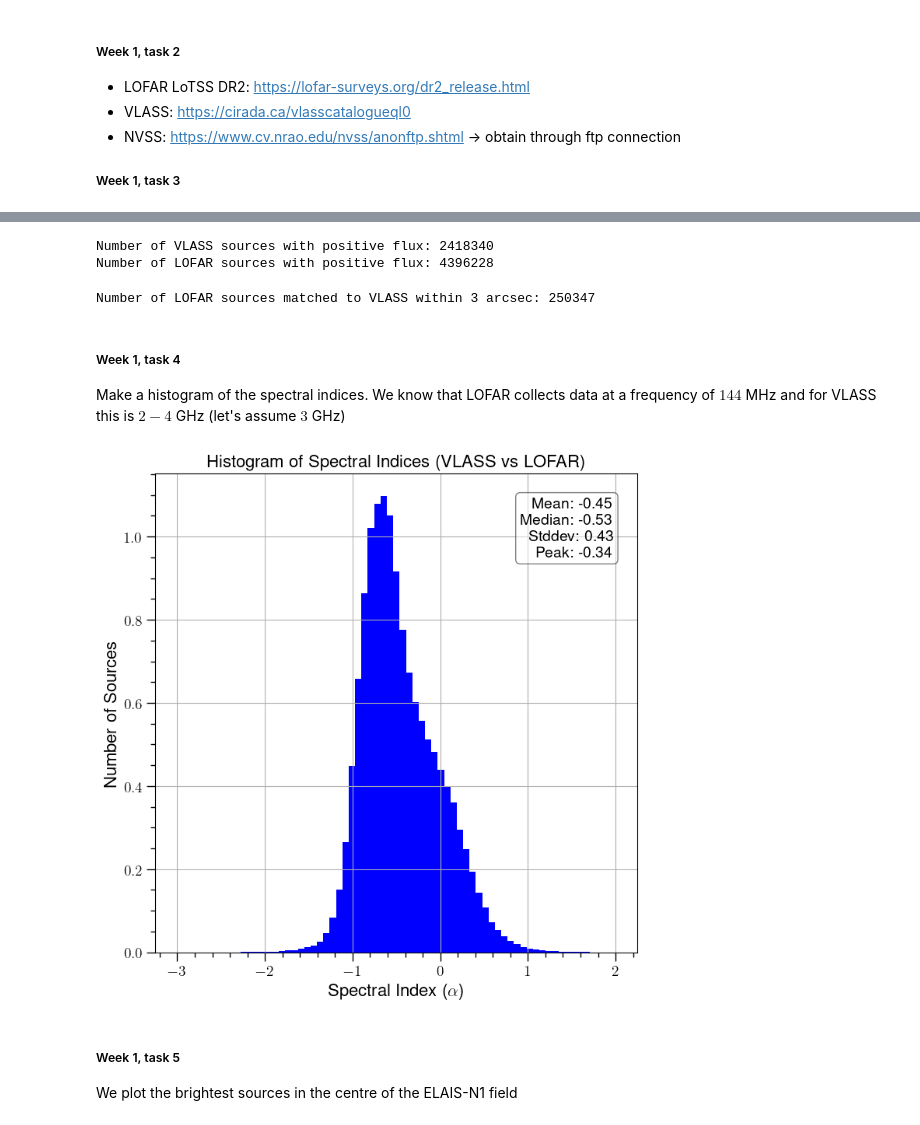
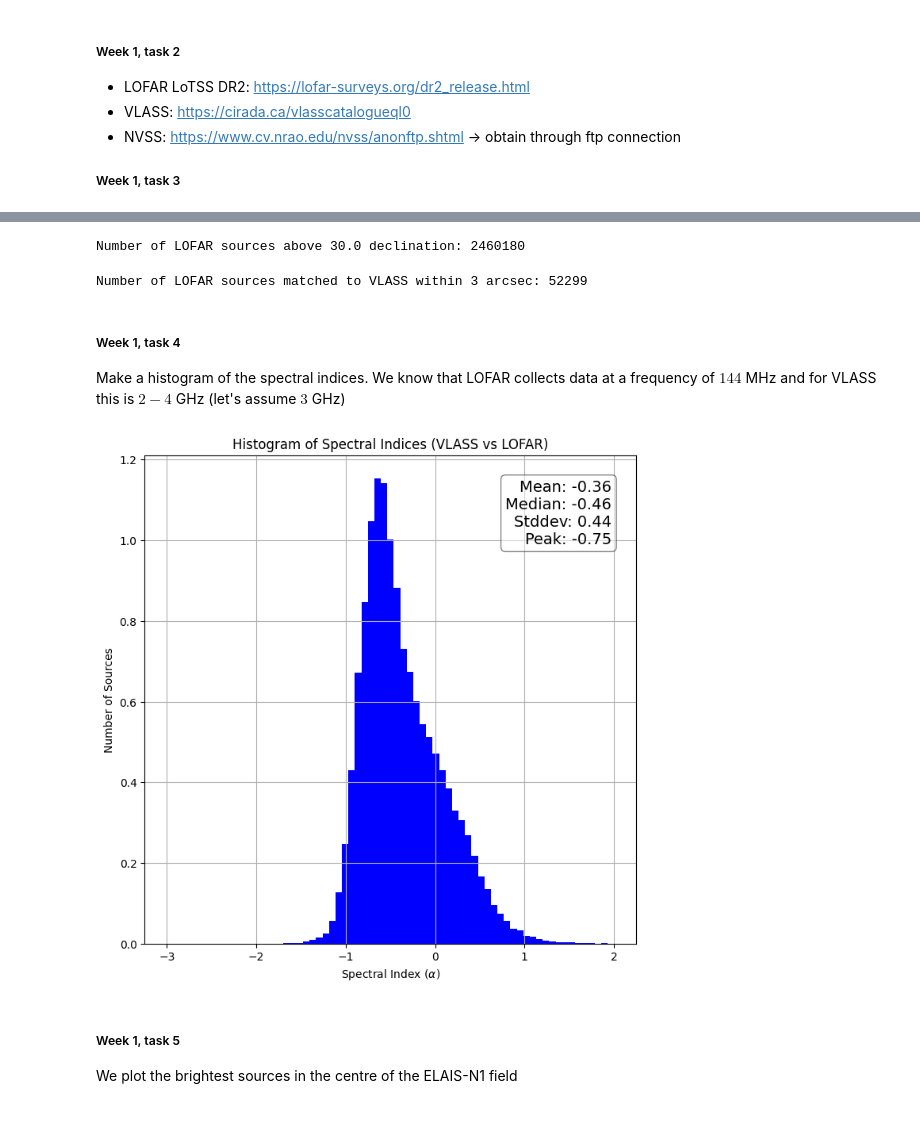
Before and after one commit to jwpetley/lofar-masters-demo, a Jupyter notebook: MSc_student_intro_2025-2026.ipynb, the cells around one changed output, grey strips where cells are left out. Saved outputs shown, nothing was run; the diff lists cells and outputs as text; code cells hidden in the pictures.

```diff
--- a/MSc_student_intro_2025-2026.ipynb
+++ b/MSc_student_intro_2025-2026.ipynb
@@ -16,14 +24,13 @@
 # %%
-from astropy.table import Table
-
-
 lotss_dr2_path = "CATALOGUES/LoTSS_DR3_v0.2_srl.fits" # Actually DR3
-lotss_dr2 = Table.read(lotss_dr2_path)
+lotss_dr2 = fits.open(lotss_dr2_path)[1].data
 print(lotss_dr2.columns)
 
 vlass_path = "CATALOGUES/VLASS_QL2_hosts.csv"
+vlass = Table.read(vlass_path)
+print(vlass.columns)
 
-nvss_path = "/data2/visserscott/Observational_data/NVSS/CATALOG.FIT"
+nvss_path = "CATALOGUES/nvss.fits"
 nvss = Table.read(nvss_path)
 print(nvss.columns)
 # %% [output]
@@ -39,55 +62,59 @@ Number of NVSS sources: 1810672
 # %%
-vlass = vlass[vlass['Total_flux'] > 0.]
-print(f"Number of VLASS sources with positive flux: {len(vlass)}")
+# vlass = vlass[vlass['Total_flux_source'] > 0.]
+# print(f"Number of VLASS sources with positive flux: {len(vlass)}")
 
-lotss_dr2 = lotss_dr2[lotss_dr2['Total_flux'] > 0.]
-print(f"Number of LOFAR sources with positive flux: {len(lotss_dr2)}")
+# lotss_dr2 = lotss_dr2[lotss_dr2['Total_flux'] > 0.]
+# print(f"Number of LOFAR sources with positive flux: {len(lotss_dr2)}")
-# %% [output]
-Number of VLASS sources with positive flux: 2418340
-Number of LOFAR sources with positive flux: 4396228
+# %%
+dec_mask = lotss_dr2['DEC'] > 60.0 # Filtering a little bit
+print(f"Number of LOFAR sources above 30.0 declination: {sum(dec_mask)}")
+
+lotss_dr2 = lotss_dr2[dec_mask]
+# %% [output]
+Number of LOFAR sources above 30.0 declination: 2460180
 # %%
 lofar_coords = SkyCoord(ra=lotss_dr2["RA"], dec=lotss_dr2["DEC"], unit=(u.deg, u.deg), frame='icrs')
-vlass_coords = SkyCoord(ra=vlass['RA'], dec=vlass['DEC'], unit=(u.deg, u.deg), frame='icrs')
+vlass_coords = SkyCoord(ra=vlass['RA_Source'], dec=vlass['DEC_Source'], unit=(u.deg, u.deg), frame='icrs')
 
 idx_match_lofar_vlass, separations_lofar_vlass, _ = match_coordinates_sky(lofar_coords, vlass_coords)
 mask_distance_lofar_vlass = (separations_lofar_vlass < 3.0 * u.arcsec)
 print(f"Number of LOFAR sources matched to VLASS within 3 arcsec: {np.sum(mask_distance_lofar_vlass)}")
 # %% [output]
-Number of LOFAR sources matched to VLASS within 3 arcsec: 250347
+Number of LOFAR sources matched to VLASS within 3 arcsec: 52299
 # %% [markdown]
 ##### Week 1, task 4
 Make a histogram of the spectral indices. We know that LOFAR collects data at a frequency of $144$ MHz and for VLASS this is $2-4$ GHz (let's assume $3$ GHz)
 # %%
 # Gather all information about fluxes and frequencies
 lotss_freq = 144e6  # LOFAR frequency in Hz
 vlass_freq = 3e9    # VLASS frequency in Hz
-lofar_fluxes = lotss_dr2['Peak_flux'].data[mask_distance_lofar_vlass]
-vlass_fluxes = vlass['Peak_flux'].data[idx_match_lofar_vlass][mask_distance_lofar_vlass]
+lofar_fluxes = lotss_dr2['Peak_flux'][mask_distance_lofar_vlass]
+vlass_fluxes = vlass['Peak_flux_source'].data[idx_match_lofar_vlass][mask_distance_lofar_vlass]
 
 # Calculate spectral indices
 spectral_indices = np.log10(vlass_fluxes / lofar_fluxes) / np.log10(vlass_freq / lotss_freq)
 
 # Plot histogram of spectral indices
 plt.figure(figsize=(8, 8))
 plt.hist(spectral_indices, bins=np.linspace(-3,2,70), color='blue', density=True)
 plt.xlabel(r'Spectral Index ($\alpha$)')
 plt.ylabel('Number of Sources')
 plt.title('Histogram of Spectral Indices (VLASS vs LOFAR)')
 
 # print some text in the top right corner with the mean and stddev of the spectral indices
 mean_alpha = np.mean(spectral_indices)
 median_alpha = np.median(spectral_indices)
 std_alpha = np.std(spectral_indices)
 peak_alpha = spectral_indices[np.argmax(np.histogram(spectral_indices, bins=np.linspace(-3,2,70))[0])]
 textstr = f'Mean: {mean_alpha:.2f}\nMedian: {median_alpha:.2f}\nStddev: {std_alpha:.2f}\nPeak: {peak_alpha:.2f}'
 plt.text(0.95, 0.95, textstr, transform=plt.gca().transAxes,
          fontsize=14, verticalalignment='top', horizontalalignment='right',
          bbox=dict(boxstyle='round', facecolor='white', alpha=0.5))
 #plt.yscale('log')
 plt.grid()
 plt.show()
 # %% [output]
-[figure, old version]
+[figure, new version]
 # %% [markdown]
 ##### Week 1, task 5
 We plot the brightest sources in the centre of the ELAIS-N1 field
```
Also changed, not shown: parts of 6 cells of this notebook.
